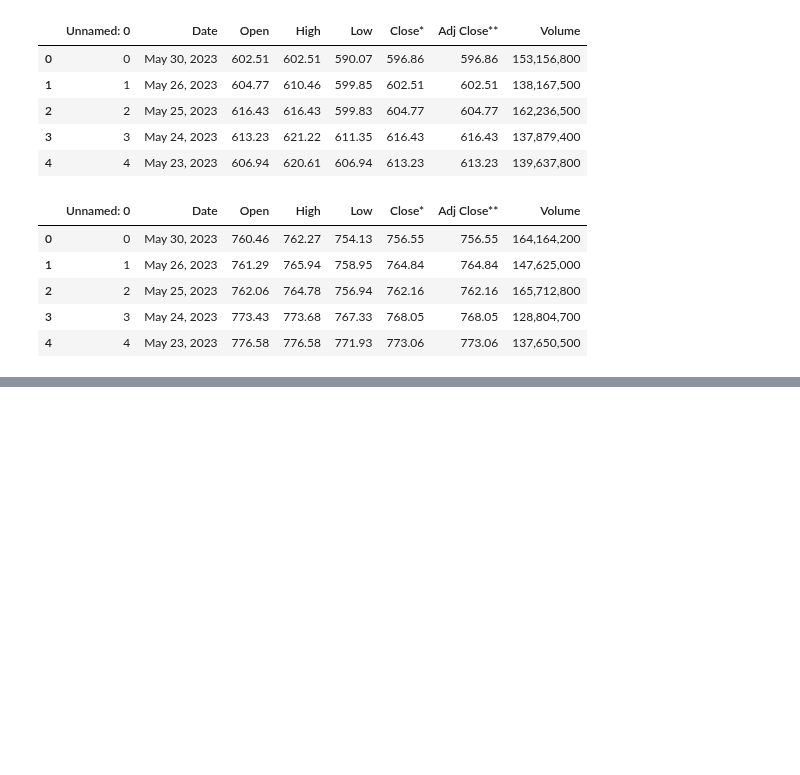
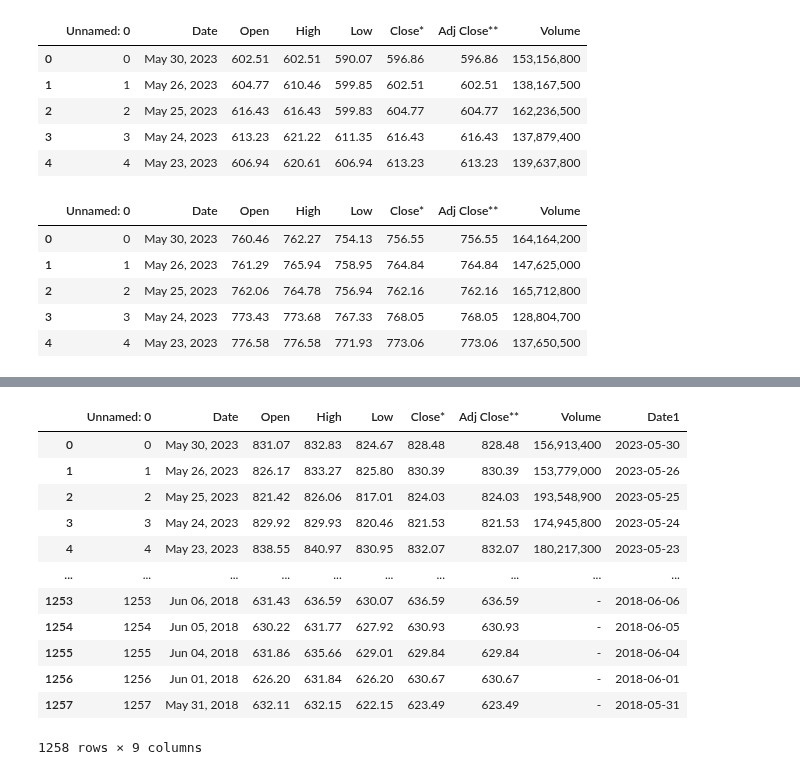
Before and after one commit to ChrisVerg/SmartInvest, a Jupyter notebook: Notebooks/ExampleNotebooks/JC_practice_kernel.ipynb, the cells around one changed output, grey strips where cells are left out. Cells and saved outputs as stored; diff of their text form; code cells hidden in the pictures; blank space fills up the shorter version.

```diff
--- a/Notebooks/ExampleNotebooks/JC_practice_kernel.ipynb
+++ b/Notebooks/ExampleNotebooks/JC_practice_kernel.ipynb
@@ -318 +143,17 @@ Communication_Services.sample(5)
+# %%
+Industrials
+# %% [output]
+|  | Unnamed: 0 | Date | Open | High | Low | Close* | Adj Close** | Volume | Date1 |
+| 0 | 0 | May 30, 2023 | 831.07 | 832.83 | 824.67 | 828.48 | 828.48 | 156,913,400 | 2023-05-30 |
+| 1 | 1 | May 26, 2023 | 826.17 | 833.27 | 825.80 | 830.39 | 830.39 | 153,779,000 | 2023-05-26 |
+| 2 | 2 | May 25, 2023 | 821.42 | 826.06 | 817.01 | 824.03 | 824.03 | 193,548,900 | 2023-05-25 |
+| 3 | 3 | May 24, 2023 | 829.92 | 829.93 | 820.46 | 821.53 | 821.53 | 174,945,800 | 2023-05-24 |
+| 4 | 4 | May 23, 2023 | 838.55 | 840.97 | 830.95 | 832.07 | 832.07 | 180,217,300 | 2023-05-23 |
+| ... | ... | ... | ... | ... | ... | ... | ... | ... | ... |
+| 1253 | 1253 | Jun 06, 2018 | 631.43 | 636.59 | 630.07 | 636.59 | 636.59 | - | 2018-06-06 |
+| 1254 | 1254 | Jun 05, 2018 | 630.22 | 631.77 | 627.92 | 630.93 | 630.93 | - | 2018-06-05 |
+| 1255 | 1255 | Jun 04, 2018 | 631.86 | 635.66 | 629.01 | 629.84 | 629.84 | - | 2018-06-04 |
+| 1256 | 1256 | Jun 01, 2018 | 626.20 | 631.84 | 626.20 | 630.67 | 630.67 | - | 2018-06-01 |
+| 1257 | 1257 | May 31, 2018 | 632.11 | 632.15 | 622.15 | 623.49 | 623.49 | - | 2018-05-31 |
+1258 rows × 9 columns
 # %%
```
Also changed, not shown: parts of 101 cells of this notebook.
